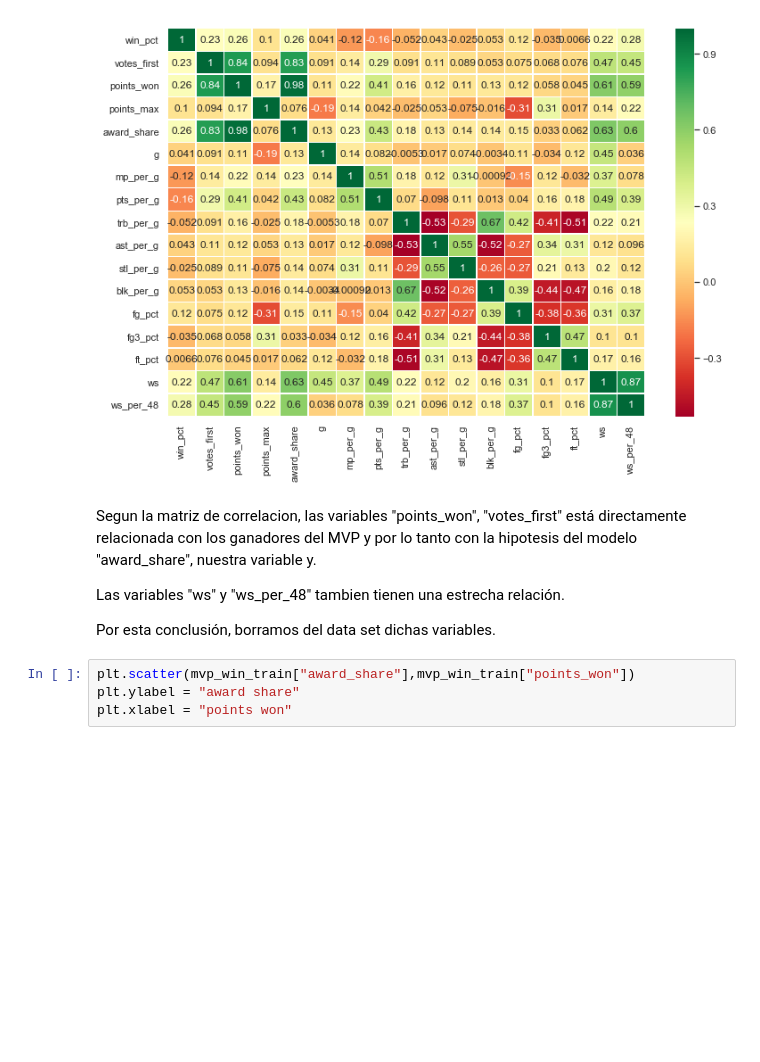
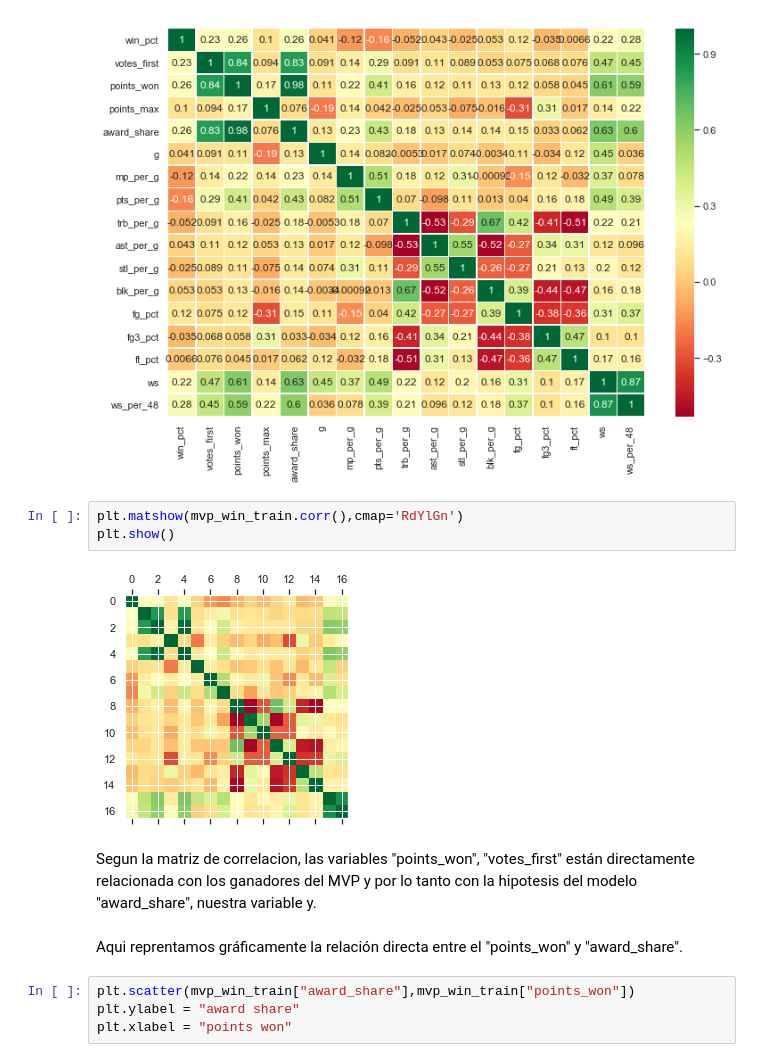
Before and after one commit to MartaMBenedito/TFM_Breeds_Dog, a Jupyter notebook: nba_mvp.ipynb, the cells around one changed output. Saved outputs shown, nothing was run; the diff lists cells and outputs as text; blank space fills up the shorter version.

```diff
--- a/nba_mvp.ipynb
+++ b/nba_mvp.ipynb
@@ -225,12 +237,15 @@ sns.heatmap(mvp_win_train.corr(), annot= True, cmap='RdYlGn',linewidths=.5)
 plt.gcf().set_size_inches(12,8)
 # %% [output]
 [figure]
+# %%
+plt.matshow(mvp_win_train.corr(),cmap='RdYlGn')
+plt.show()
+# %% [output]
+[figure, added]
 # %% [markdown]
-Segun la matriz de correlacion, las variables "points_won", "votes_first" está directamente relacionada con los ganadores del MVP y por lo tanto con la hipotesis del modelo "award_share", nuestra variable y.
-
-Las variables "ws" y "ws_per_48" tambien tienen una estrecha relación.
-
-Por esta conclusión, borramos del data set dichas variables.
+Segun la matriz de correlacion, las variables "points_won", "votes_first" están directamente relacionada con los ganadores del MVP y por lo tanto con la hipotesis del modelo "award_share", nuestra variable y.
+# %% [markdown]
+Aqui reprentamos gráficamente la relación directa entre el "points_won" y "award_share".
 # %%
 plt.scatter(mvp_win_train["award_share"],mvp_win_train["points_won"])
 plt.ylabel = "award share"
```
Also changed, not shown: parts of 41 cells of this notebook.
